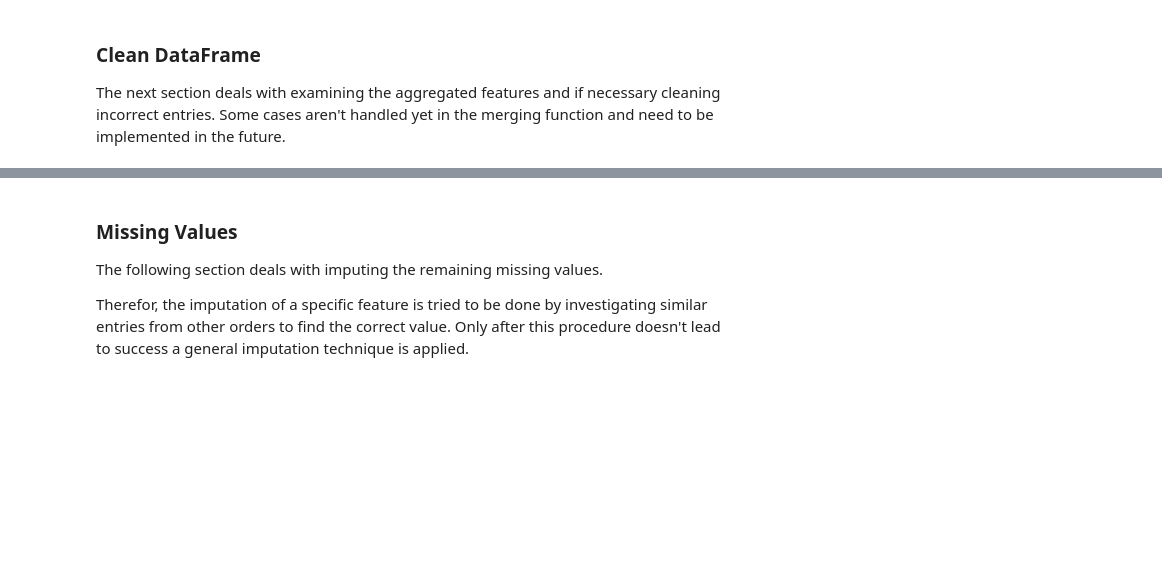
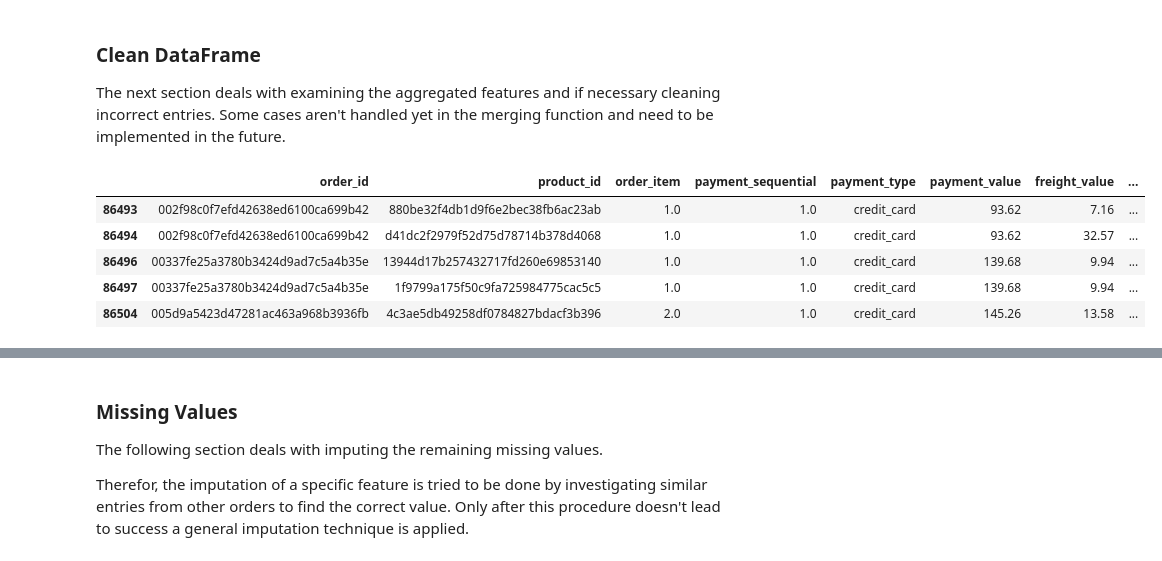
Before and after one commit to androi7/dsi-capstone, a Jupyter notebook: part-01/Ecommerce_EDA.ipynb, the cells around one changed output, grey strips where cells are left out. Cells and saved outputs as stored; diff of their text form; code cells hidden in the pictures; blank space fills up the shorter version.

```diff
--- a/part-01/Ecommerce_EDA.ipynb
+++ b/part-01/Ecommerce_EDA.ipynb
@@ -474,8 +475,15 @@ The next section deals with examining the aggregated features and if necessary c
 # %%
 duplicated_order_ids = set(df[df['order_id'].duplicated()]['order_id'])
 df[df['order_id'].isin(duplicated_order_ids)][['order_id', 'product_id', 'order_item', 'payment_sequential',
-                                               'payment_type', 'review_comment_message', 'delivery_weight',
-                                               'product_weight_g']].head()
+                                               'payment_type', 'payment_value', 'freight_value', 'price', 'review_comment_message',
+                                               'delivery_weight', 'product_weight_g']].head()
+# %% [output]
+|  | order_id | product_id | order_item | payment_sequential | payment_type | payment_value | freight_value | ... |
+| 86493 | 002f98c0f7efd42638ed6100ca699b42 | 880be32f4db1d9f6e2bec38fb6ac23ab | 1.0 | 1.0 | credit_card | 93.62 | 7.16 | ... |
+| 86494 | 002f98c0f7efd42638ed6100ca699b42 | d41dc2f2979f52d75d78714b378d4068 | 1.0 | 1.0 | credit_card | 93.62 | 32.57 | ... |
+| 86496 | 00337fe25a3780b3424d9ad7c5a4b35e | 13944d17b257432717fd260e69853140 | 1.0 | 1.0 | credit_card | 139.68 | 9.94 | ... |
+| 86497 | 00337fe25a3780b3424d9ad7c5a4b35e | 1f9799a175f50c9fa725984775cac5c5 | 1.0 | 1.0 | credit_card | 139.68 | 9.94 | ... |
+| 86504 | 005d9a5423d47281ac463a968b3936fb | 4c3ae5db49258df0784827bdacf3b396 | 2.0 | 1.0 | credit_card | 145.26 | 13.58 | ... |
 # %%
 # checking payment_type entries
 df[df['order_id'].isin(duplicated_order_ids)]['payment_type'].unique()
```
Also changed, not shown: parts of 12 cells of this notebook.
